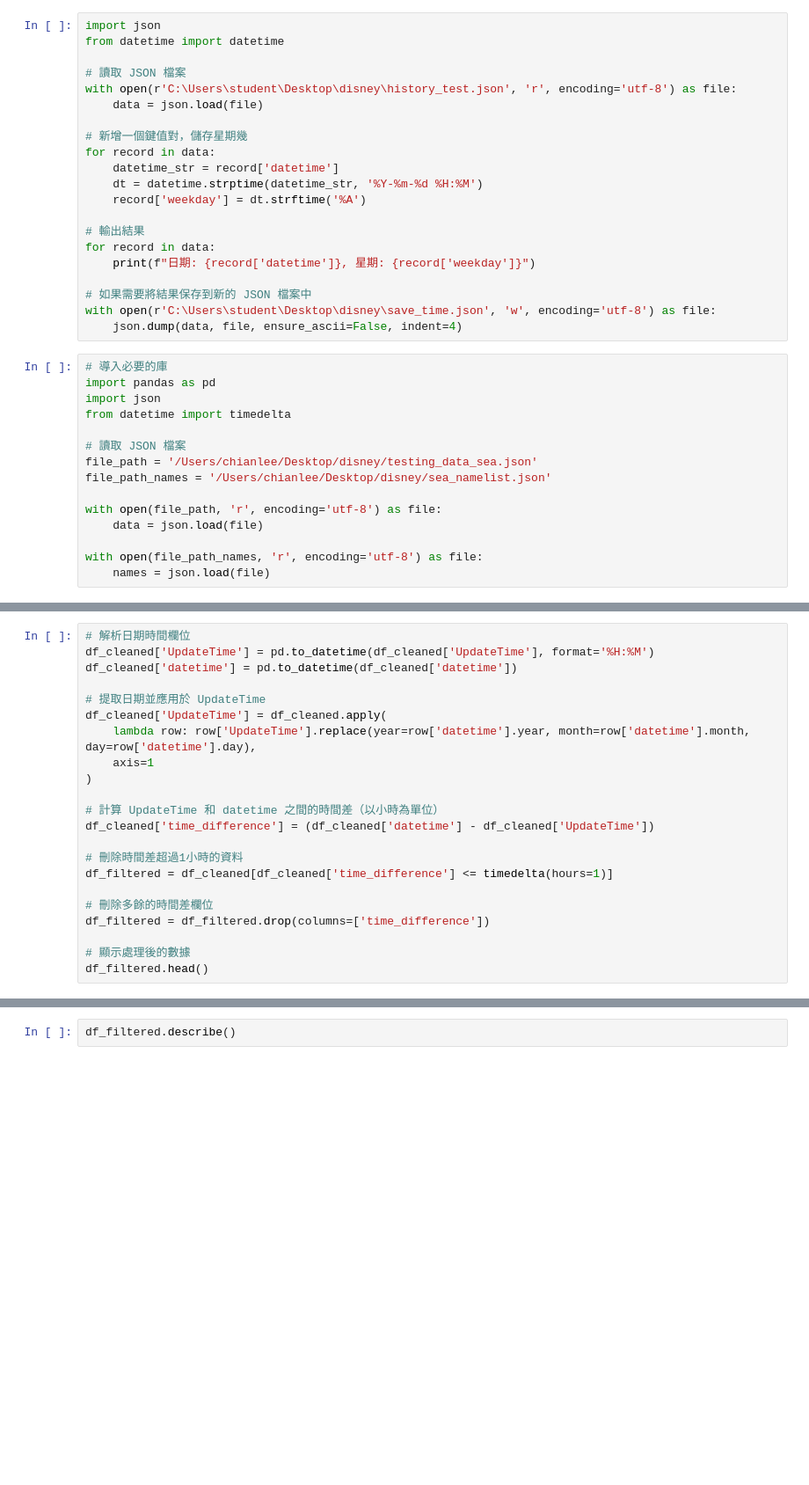
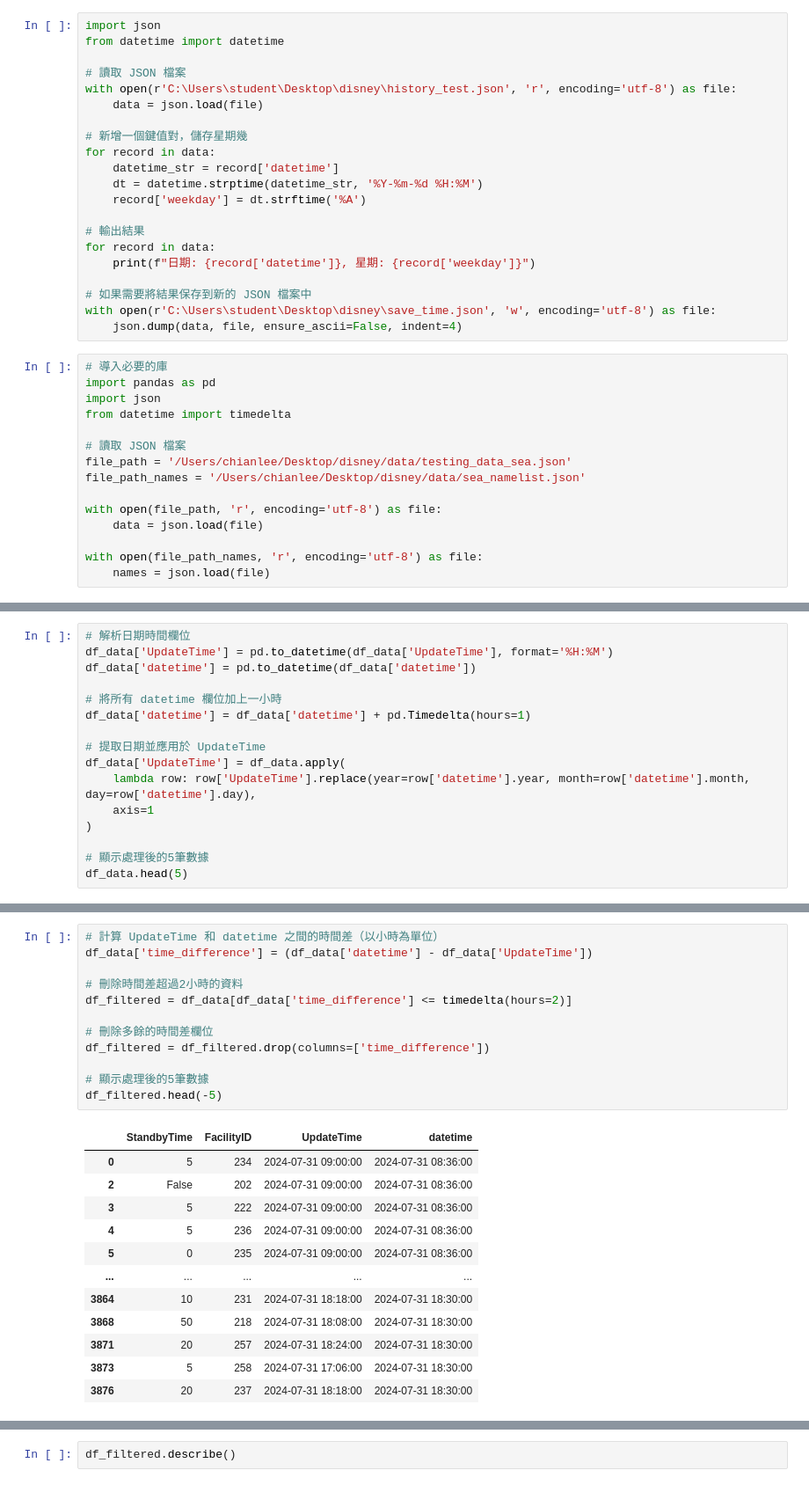
Before and after one commit to annleelca/disney_crontab, a Jupyter notebook: data_cleaning.ipynb, the cells around one changed output, grey strips where cells are left out. Shown at 88% size. Drawn from its saved outputs; the diff is of its cells as text; blank space fills up the shorter version.

```diff
--- a/data_cleaning.ipynb
+++ b/data_cleaning.ipynb
@@ -26,8 +26,8 @@ import json
 from datetime import timedelta
 
 # 讀取 JSON 檔案
-file_path = '/Users/chianlee/Desktop/disney/testing_data_sea.json'
-file_path_names = '/Users/chianlee/Desktop/disney/sea_namelist.json'
+file_path = '/Users/chianlee/Desktop/disney/data/testing_data_sea.json'
+file_path_names = '/Users/chianlee/Desktop/disney/data/sea_namelist.json'
 
 with open(file_path, 'r', encoding='utf-8') as file:
     data = json.load(file)
@@ -50,22 +55,16 @@ df_data.head(5)
 # %%
 # 解析日期時間欄位
-df_cleaned['UpdateTime'] = pd.to_datetime(df_cleaned['UpdateTime'], format='%H:%M')
-df_cleaned['datetime'] = pd.to_datetime(df_cleaned['datetime'])
+df_data['UpdateTime'] = pd.to_datetime(df_data['UpdateTime'], format='%H:%M')
+df_data['datetime'] = pd.to_datetime(df_data['datetime'])
+
+# 將所有 datetime 欄位加上一小時
+df_data['datetime'] = df_data['datetime'] + pd.Timedelta(hours=1)
 
 # 提取日期並應用於 UpdateTime
-df_cleaned['UpdateTime'] = df_cleaned.apply(
+df_data['UpdateTime'] = df_data.apply(
     lambda row: row['UpdateTime'].replace(year=row['datetime'].year, month=row['datetime'].month, day=row['datetime'].day),
     axis=1
 )
 
-# 計算 UpdateTime 和 datetime 之間的時間差（以小時為單位）
-df_cleaned['time_difference'] = (df_cleaned['datetime'] - df_cleaned['UpdateTime'])
-
-# 刪除時間差超過1小時的資料
-df_filtered = df_cleaned[df_cleaned['time_difference'] <= timedelta(hours=1)]
-
-# 刪除多餘的時間差欄位
-df_filtered = df_filtered.drop(columns=['time_difference'])
-
-# 顯示處理後的數據
-df_filtered.head()
+# 顯示處理後的5筆數據
+df_data.head(5)
@@ -71,0 +78,25 @@ df_filtered.head()
+# %%
+# 計算 UpdateTime 和 datetime 之間的時間差（以小時為單位）
+df_data['time_difference'] = (df_data['datetime'] - df_data['UpdateTime'])
+
+# 刪除時間差超過2小時的資料
+df_filtered = df_data[df_data['time_difference'] <= timedelta(hours=2)]
+
+# 刪除多餘的時間差欄位
+df_filtered = df_filtered.drop(columns=['time_difference'])
+
+# 顯示處理後的5筆數據
+df_filtered.head(-5)
+# %% [output]
+|  | StandbyTime | FacilityID | UpdateTime | datetime |
+| 0 | 5 | 234 | 2024-07-31 09:00:00 | 2024-07-31 08:36:00 |
+| 2 | False | 202 | 2024-07-31 09:00:00 | 2024-07-31 08:36:00 |
+| 3 | 5 | 222 | 2024-07-31 09:00:00 | 2024-07-31 08:36:00 |
+| 4 | 5 | 236 | 2024-07-31 09:00:00 | 2024-07-31 08:36:00 |
+| 5 | 0 | 235 | 2024-07-31 09:00:00 | 2024-07-31 08:36:00 |
+| ... | ... | ... | ... | ... |
+| 3864 | 10 | 231 | 2024-07-31 18:18:00 | 2024-07-31 18:30:00 |
+| 3868 | 50 | 218 | 2024-07-31 18:08:00 | 2024-07-31 18:30:00 |
+| 3871 | 20 | 257 | 2024-07-31 18:24:00 | 2024-07-31 18:30:00 |
+| 3873 | 5 | 258 | 2024-07-31 17:06:00 | 2024-07-31 18:30:00 |
+| 3876 | 20 | 237 | 2024-07-31 18:18:00 | 2024-07-31 18:30:00 |
```
Also changed, not shown: parts of 6 cells of this notebook, 22 other files.
